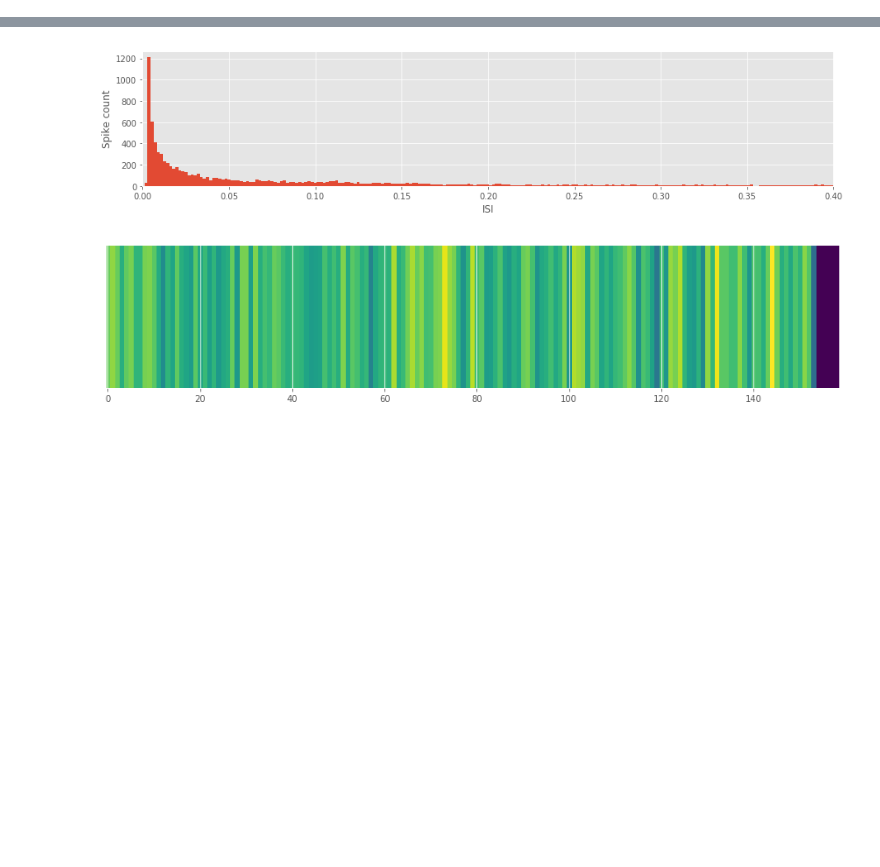
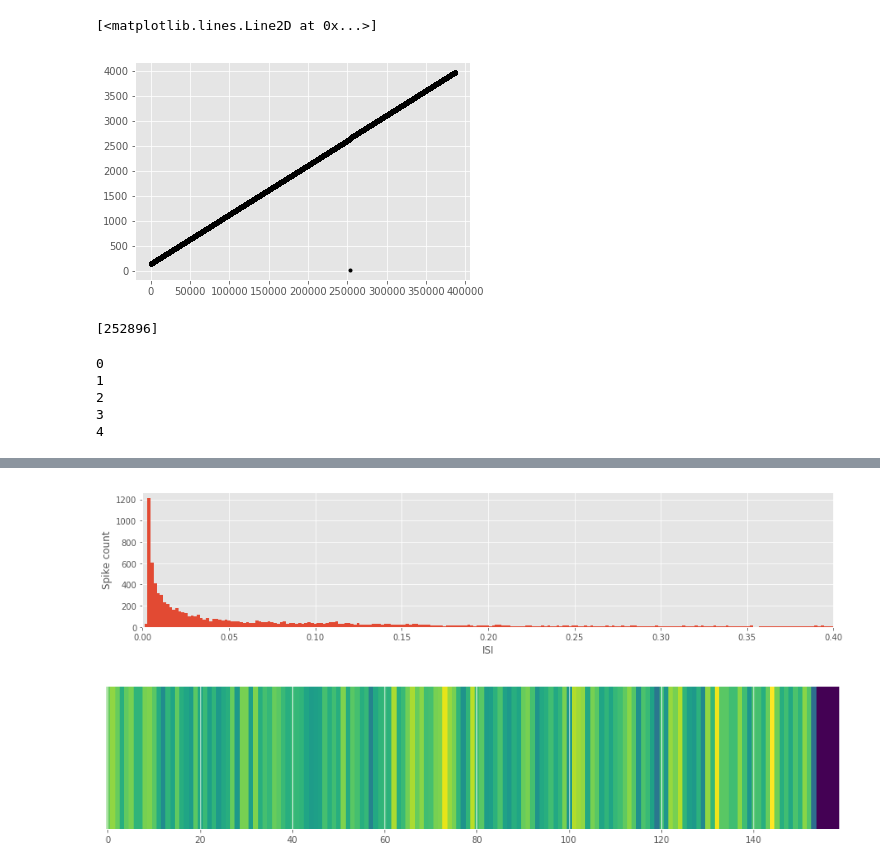
Before and after one commit to kirkesolator/DataHandling, a Jupyter notebook: Untitled.ipynb, the cells around one changed output, grey strips where cells are left out. Saved outputs shown, nothing was run; the diff lists cells and outputs as text; code cells hidden in the pictures; blank space fills up the shorter version.

```diff
--- a/Untitled.ipynb
+++ b/Untitled.ipynb
@@ -67,6 +67,28 @@ for value in md.Licks.TS_PC:
             md.Licks.posIDX.append(n)
         else:
             n += 1
+# %%
+plt.plot(md.Sniff.TS_PC,'.k')
+# %% [output]
+[<matplotlib.lines.Line2D at 0x...>]
+[figure, added]
+# %%
+s = [i for i, x in enumerate(np.diff(md.Sniff.TS_PC) < -1000) if x]
+print(s)
+for i,val in enumerate(md.Sniff.TS_PC[252898:]):
+    md.Sniff.TS_PC[i+252898] = val + md.Sniff.TS_PC[252896]
+# %% [output]
+[252896]
+# %%
+test = range(10)
+for i,j in enumerate(test[5:]):
+    print(i)
+# %% [output]
+0
+1
+2
+3
+4
 # %%
 # Plot all licks on path
 plt.figure(figsize=[10,10])
```
Also changed, not shown: parts of 8 cells of this notebook.
